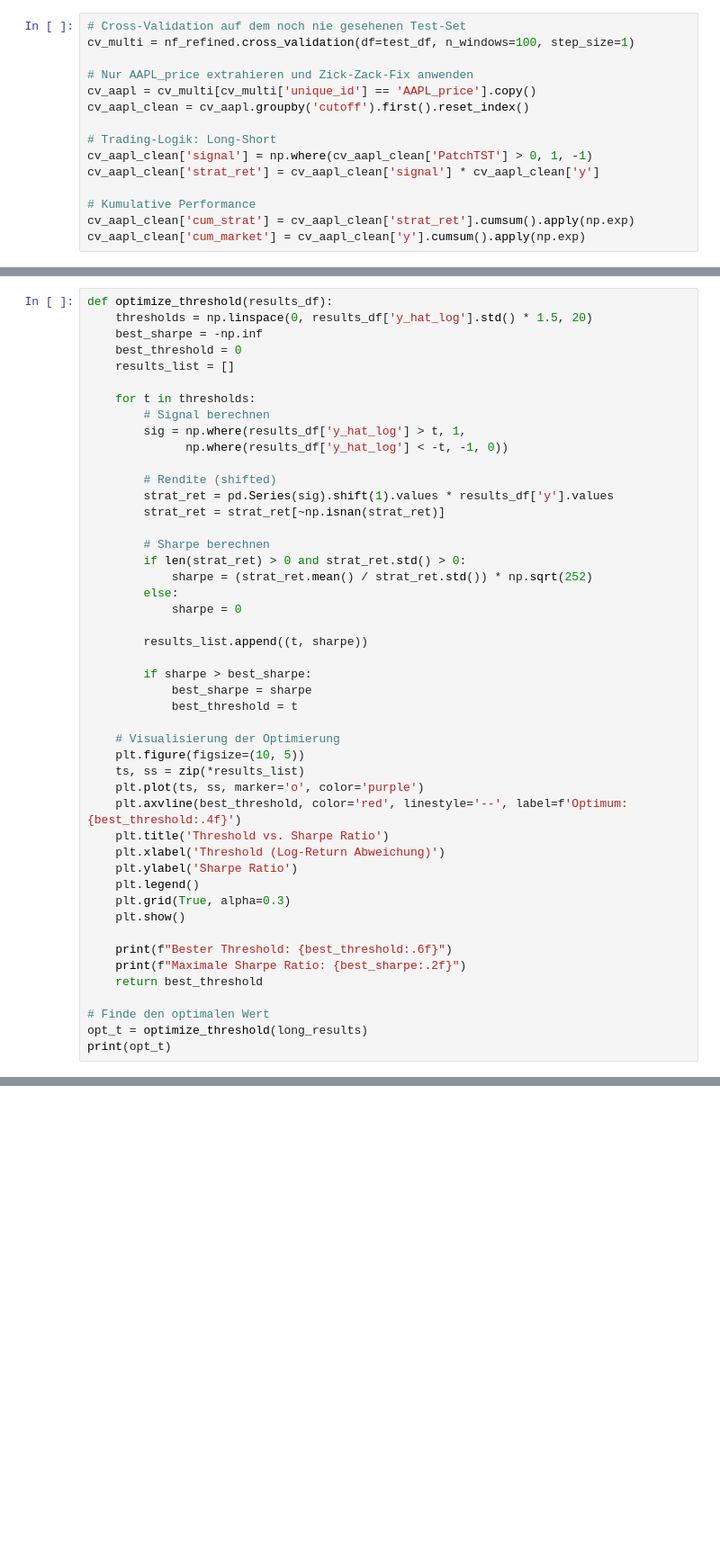
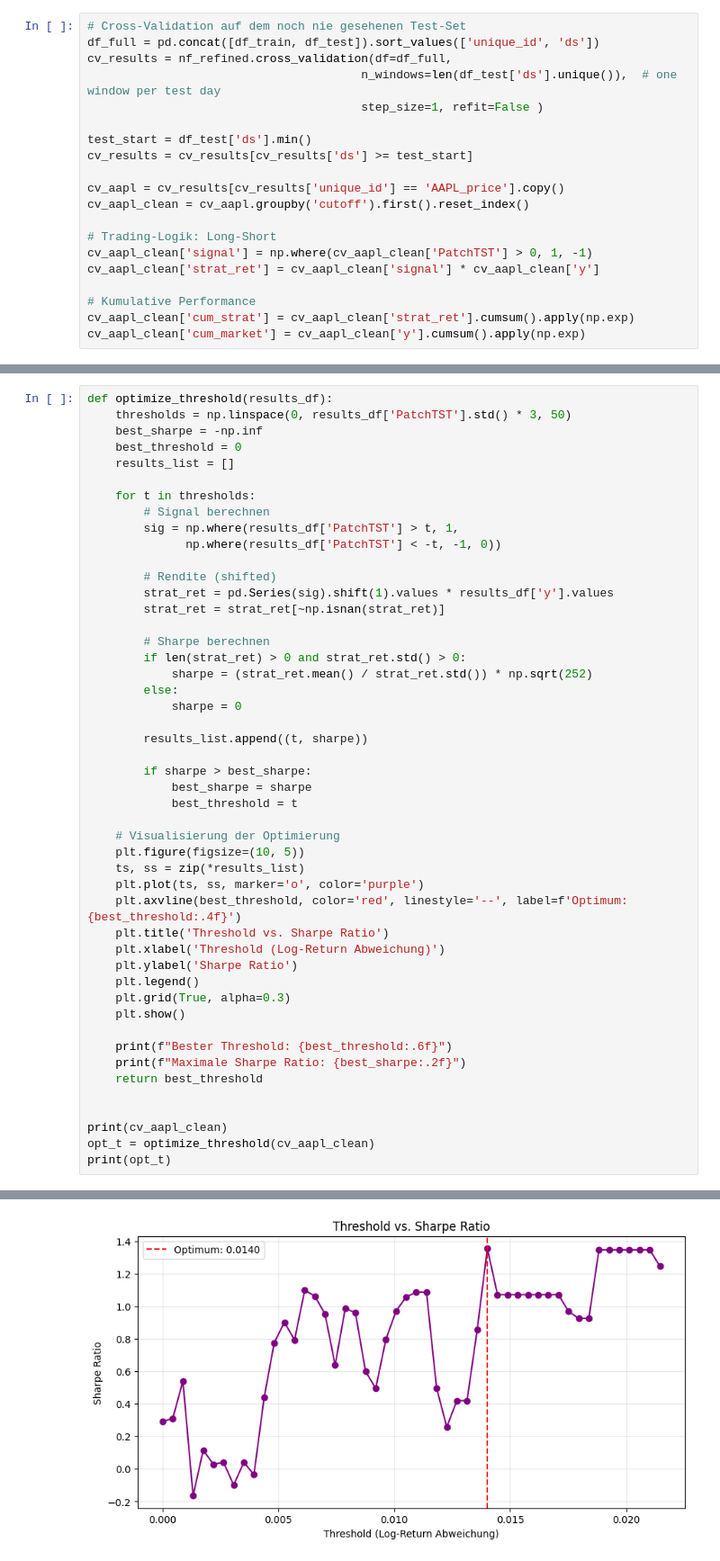
Before and after one commit to spaxxomatic/patchtst_timeseries, a Jupyter notebook: mutivariant.ipynb, the cells around one changed output, grey strips where cells are left out. Shown at 90% size. Drawn from its saved outputs; the diff is of its cells as text; blank space fills up the shorter version.

```diff
--- a/mutivariant.ipynb
+++ b/mutivariant.ipynb
@@ -192,9 +174,14 @@ logs/patchtst_model/version_9/metrics.csv
 # %%
 # Cross-Validation auf dem noch nie gesehenen Test-Set
-cv_multi = nf_refined.cross_validation(df=test_df, n_windows=100, step_size=1)
+df_full = pd.concat([df_train, df_test]).sort_values(['unique_id', 'ds'])
+cv_results = nf_refined.cross_validation(df=df_full,
+                                       n_windows=len(df_test['ds'].unique()),  # one window per test day
+                                       step_size=1, refit=False )
 
-# Nur AAPL_price extrahieren und Zick-Zack-Fix anwenden
-cv_aapl = cv_multi[cv_multi['unique_id'] == 'AAPL_price'].copy()
+test_start = df_test['ds'].min()
+cv_results = cv_results[cv_results['ds'] >= test_start]
+
+cv_aapl = cv_results[cv_results['unique_id'] == 'AAPL_price'].copy()
 cv_aapl_clean = cv_aapl.groupby('cutoff').first().reset_index()
 
 # Trading-Logik: Long-Short
@@ -407,14 +237,14 @@ RuntimeError: Early stopping conditioned on metric `ptl/val_loss` which is not a
 # %%
 def optimize_threshold(results_df):
-    thresholds = np.linspace(0, results_df['y_hat_log'].std() * 1.5, 20)
+    thresholds = np.linspace(0, results_df['PatchTST'].std() * 3, 50)
     best_sharpe = -np.inf
     best_threshold = 0
     results_list = []
 
     for t in thresholds:
         # Signal berechnen
-        sig = np.where(results_df['y_hat_log'] > t, 1,
-              np.where(results_df['y_hat_log'] < -t, -1, 0))
+        sig = np.where(results_df['PatchTST'] > t, 1,
+              np.where(results_df['PatchTST'] < -t, -1, 0))
 
         # Rendite (shifted)
         strat_ret = pd.Series(sig).shift(1).values * results_df['y'].values
@@ -448,7 +278,8 @@ def optimize_threshold(results_df):
     print(f"Maximale Sharpe Ratio: {best_sharpe:.2f}")
     return best_threshold
 
-# Finde den optimalen Wert
-opt_t = optimize_threshold(long_results)
+
+print(cv_aapl_clean)
+opt_t = optimize_threshold(cv_aapl_clean)
 print(opt_t)
 # %% [output]
@@ -455,0 +303 @@ NameError: name 'long_results' is not defined
+[figure, added]
```
Also changed, not shown: parts of 13 cells of this notebook, 30 other files.
